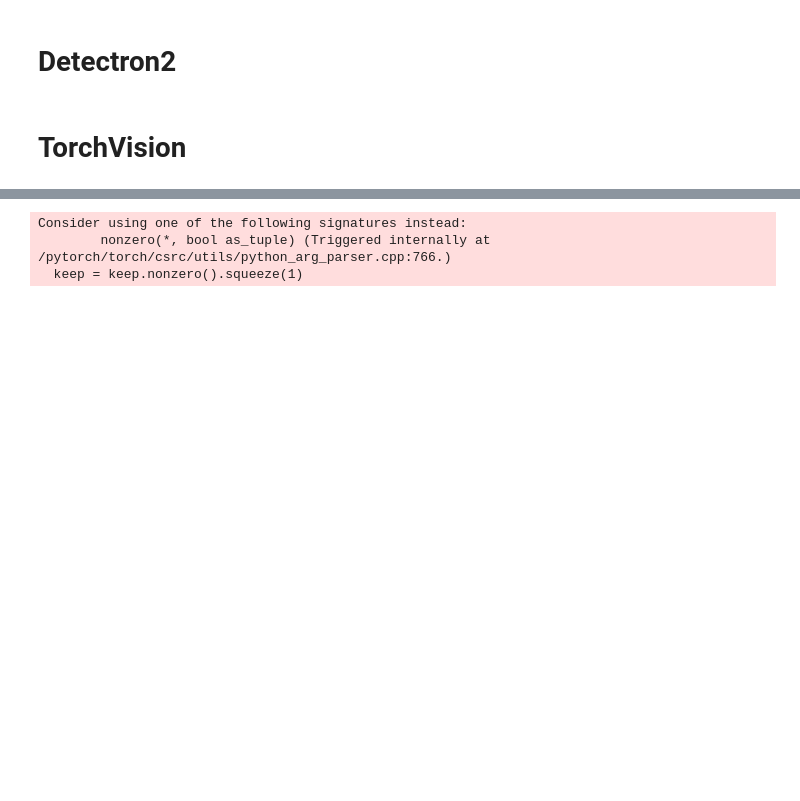
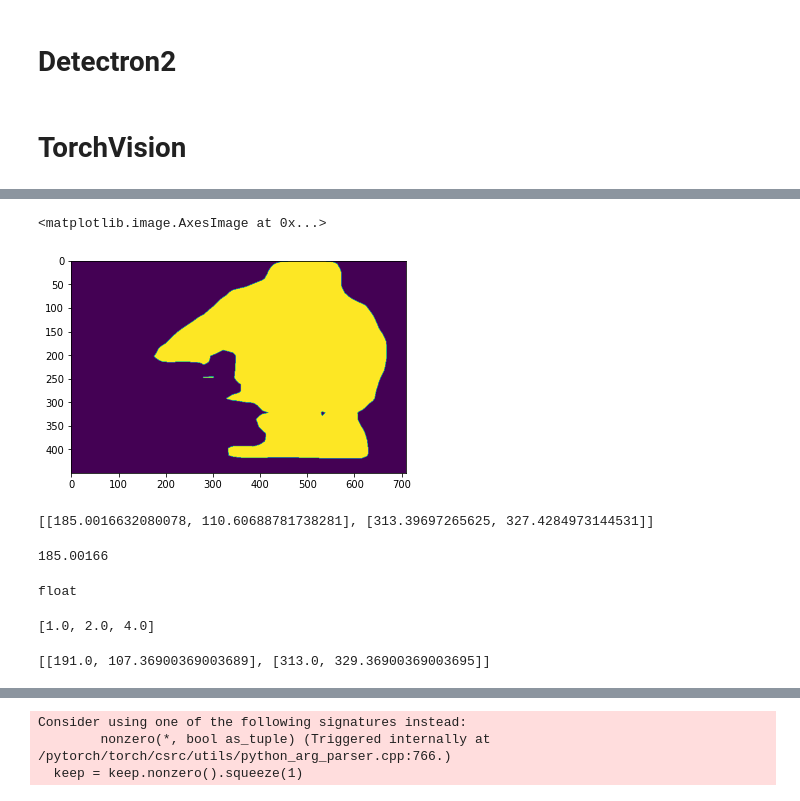
Before and after one commit to IsRaTiAlv/labelme, a Jupyter notebook: labelme/Untitled.ipynb, the cells around one changed output, grey strips where cells are left out. Drawn from its saved outputs; the diff is of its cells as text; code cells hidden in the pictures; blank space fills up the shorter version.

```diff
--- a/labelme/Untitled.ipynb
+++ b/labelme/Untitled.ipynb
@@ -123,0 +145,3 @@ model.eval()
+# %%
+model = torchvision.models.segmentation.deeplabv3_resnet101(pretrained=True)
+model.eval()
@@ -157,3 +251,20 @@ masks, pred_boxes, pred_class = get_prediction(path, 0.5)
 # %%
-plt.imshow(masks[0])
-plt.show()
+plt.imshow(masks[2])
+# %% [output]
+<matplotlib.image.AxesImage at 0x...>
+[figure, added]
+# %%
+import numpy as np
+list(([list(map(float,pred_boxes[0][0])), list(map(float,pred_boxes[0][1]))]))
+# %% [output]
+[[185.0016632080078, 110.60688781738281], [313.39697265625, 327.4284973144531]]
+# %%
+print(pred_boxes[0][0][0])
+type(float(pred_boxes[0][0][0]))
+# %% [output]
+185.00166
+float
+# %%
+list(map(float, [1,2,4]))
+# %% [output]
+[1.0, 2.0, 4.0]
@@ -160,3 +288,7 @@ plt.show()
+# %%
+(shape['points'])
+# %% [output]
+[[191.0, 107.36900369003689], [313.0, 329.36900369003695]]
 # %%
 import os
 import re
```
Also changed, not shown: parts of 18 cells of this notebook, 11 other files.
